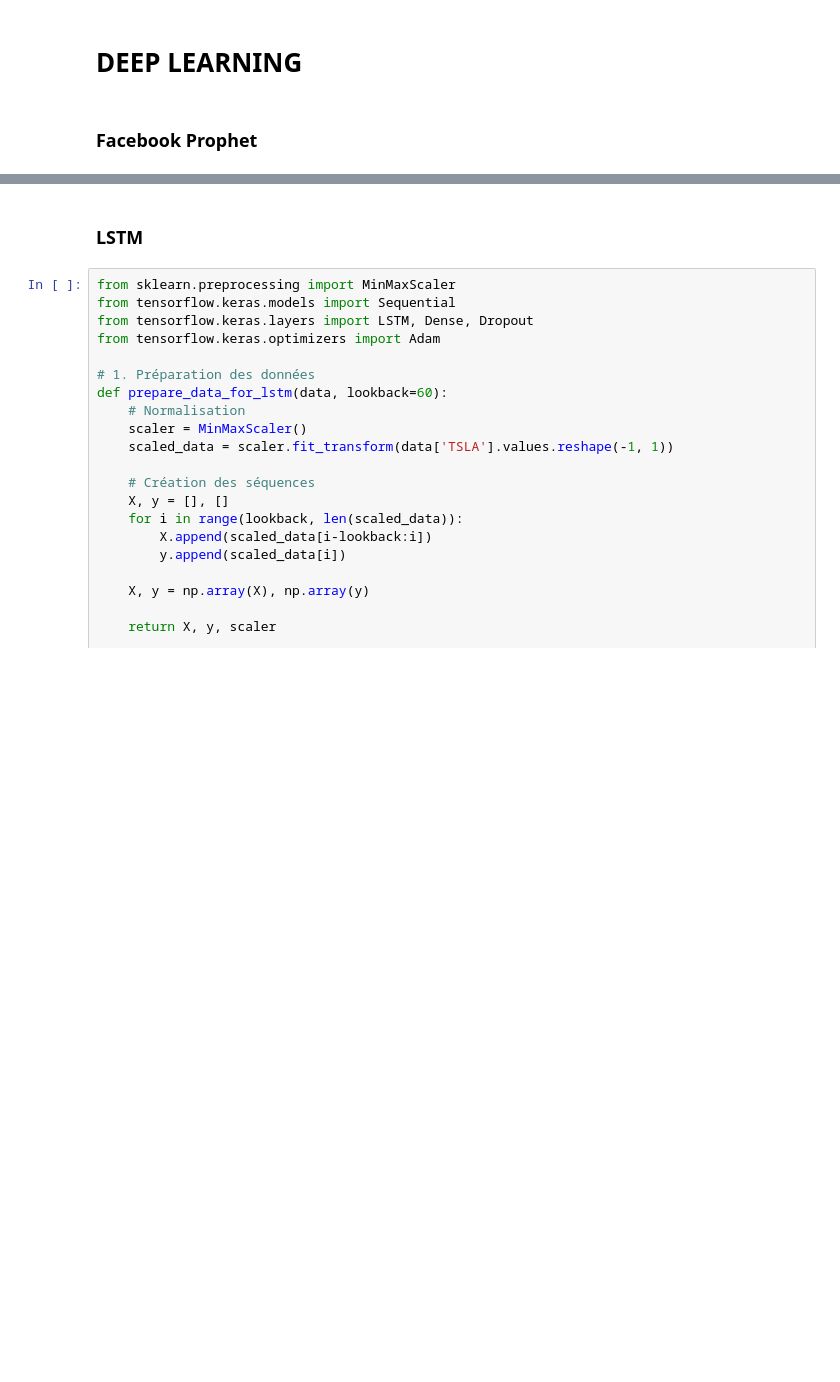
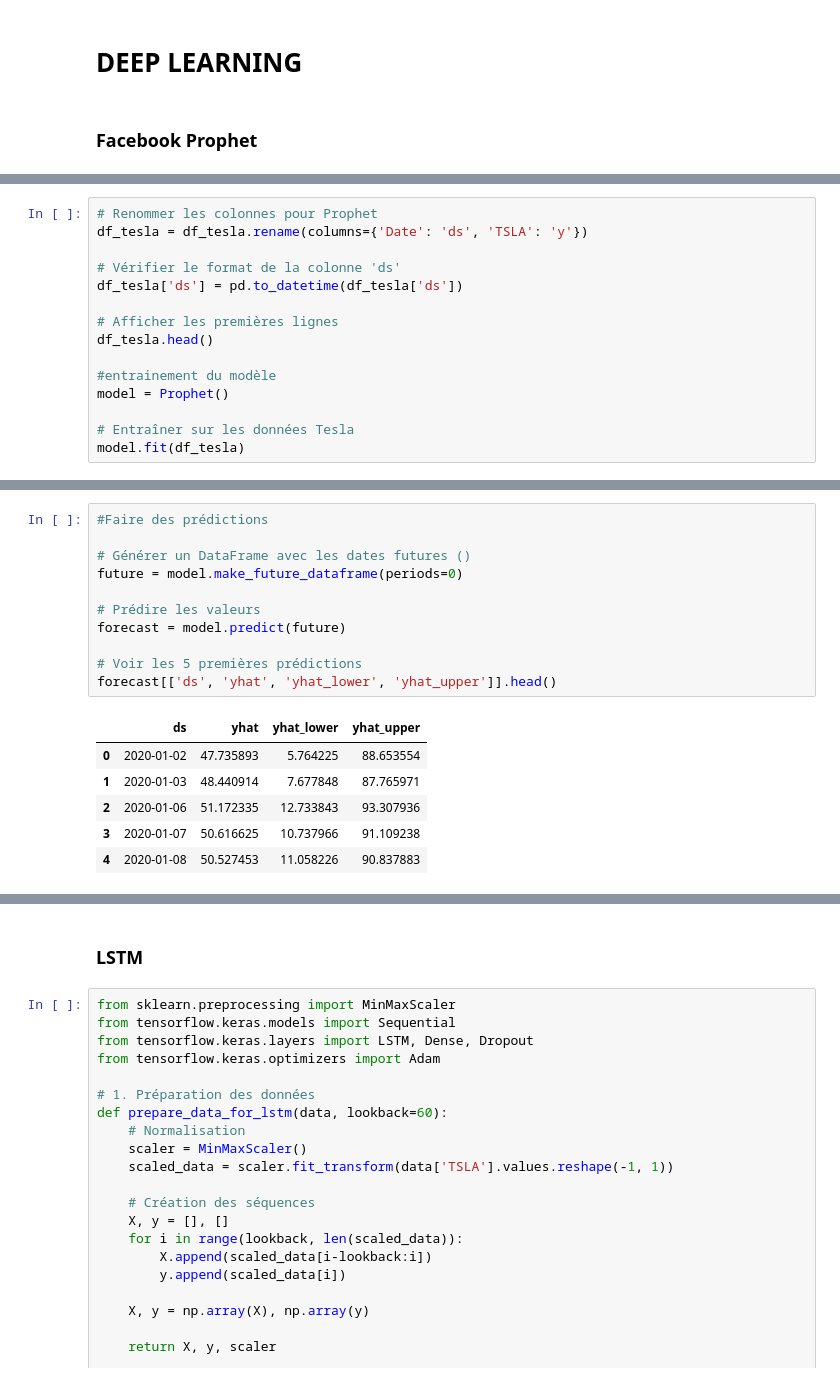
Before and after one commit to baissou45/tp_finance_ml, a Jupyter notebook: tp_finance.ipynb, the cells around one changed output, grey strips where cells are left out. Drawn from its saved outputs; the diff is of its cells as text; blank space fills up the shorter version.

```diff
--- a/tp_finance.ipynb
+++ b/tp_finance.ipynb
@@ -1328,0 +1368,15 @@ sigma2     AMZN    58.475106  0.960306
+# %%
+# Renommer les colonnes pour Prophet
+df_tesla = df_tesla.rename(columns={'Date': 'ds', 'TSLA': 'y'})
+
+# Vérifier le format de la colonne 'ds'
+df_tesla['ds'] = pd.to_datetime(df_tesla['ds'])
+
+# Afficher les premières lignes
+df_tesla.head()
+
+#entrainement du modèle
+model = Prophet()
+
+# Entraîner sur les données Tesla
+model.fit(df_tesla)
@@ -1328,0 +1387,18 @@ sigma2     AMZN    58.475106  0.960306
+# %%
+#Faire des prédictions
+
+# Générer un DataFrame avec les dates futures ()
+future = model.make_future_dataframe(periods=0)
+
+# Prédire les valeurs
+forecast = model.predict(future)
+
+# Voir les 5 premières prédictions
+forecast[['ds', 'yhat', 'yhat_lower', 'yhat_upper']].head()
+# %% [output]
+|  | ds | yhat | yhat_lower | yhat_upper |
+| 0 | 2020-01-02 | 47.735893 | 5.764225 | 88.653554 |
+| 1 | 2020-01-03 | 48.440914 | 7.677848 | 87.765971 |
+| 2 | 2020-01-06 | 51.172335 | 12.733843 | 93.307936 |
+| 3 | 2020-01-07 | 50.616625 | 10.737966 | 91.109238 |
+| 4 | 2020-01-08 | 50.527453 | 11.058226 | 90.837883 |
```
Also changed, not shown: parts of 26 cells of this notebook, 2 other files.
